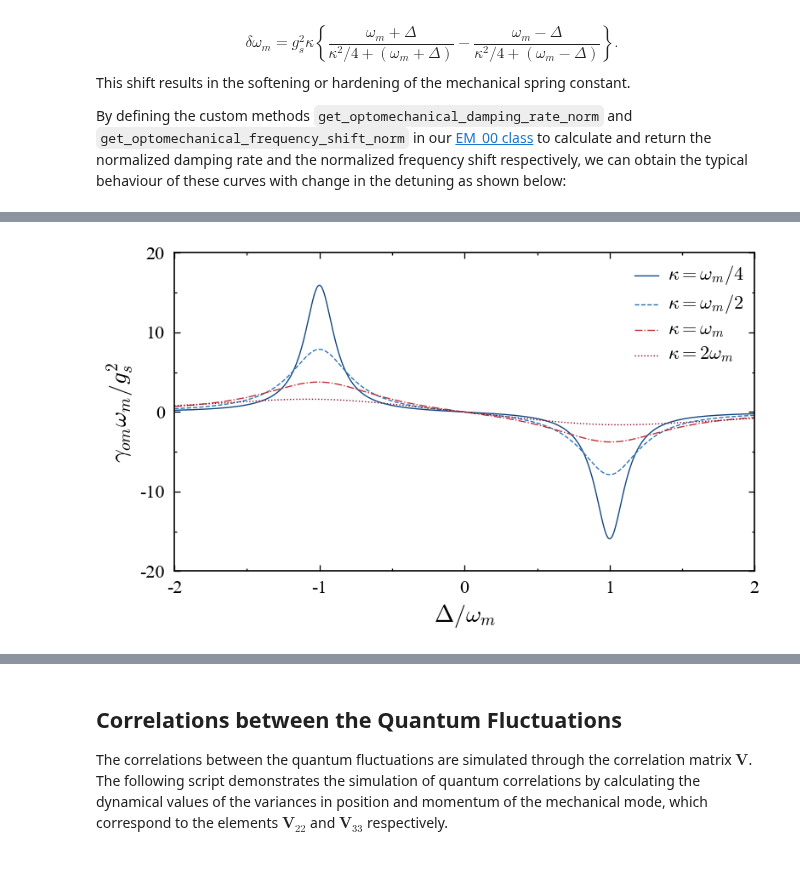
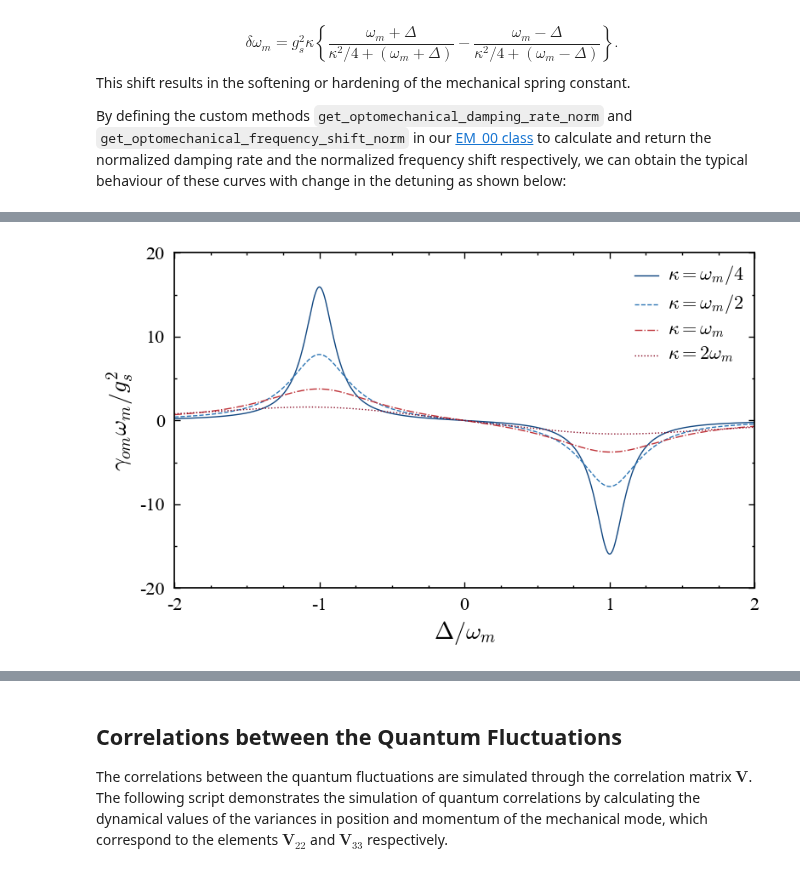
Before and after one commit to Sampreet/qom-examples, a Jupyter notebook: notebooks/systems/em_00.ipynb, the cells around one changed output, grey strips where cells are left out. Saved outputs shown, nothing was run; the diff lists cells and outputs as text; code cells hidden in the pictures.

```diff
--- a/notebooks/systems/em_00.ipynb
+++ b/notebooks/systems/em_00.ipynb
@@ -599,43 +627,43 @@ By defining the custom methods `get_optomechanical_damping_rate_norm` and `get_o
 # %%
 # all parameters
 params = {
-    'looper'    : {
-        'show_progress' : True,
-        'X'             : {
-            'var'   : 'Delta_0_norm',
-            'min'   : -2.0,
-            'max'   : 2.0,
-            'dim'   : 4001,
+    'looper': {
+        'show_progress': True,
+        'X': {
+            'var': 'Delta_0_norm',
+            'min': -2.0,
+            'max': 2.0,
+            'dim': 4001,
         },
-        'Y' : {
-            'var'   : 'kappa_norm',
-            'val'   : [0.25, 0.5, 1.0, 2.0]
+        'Y': {
+            'var': 'kappa_norm',
+            'val': [0.25, 0.5, 1.0, 2.0]
         }
     },
-    'system'    : {
-        'A_l_norm'      : 5.0,
-        'Delta_0_norm'  : -1.0,
-        'g_0_norm'      : 0.005,
-        'gamma_norm'    : 0.005,
-        'kappa_norm'    : 0.15,
-        'T_norm'        : 0.0
+    'system': {
+        'A_l_norm': 5.0,
+        'Delta_0_norm': -1.0,
+        'g_0_norm': 0.005,
+        'gamma_norm': 0.005,
+        'kappa_norm': 0.15,
+        'T_norm': 0.0
     },
-    'plotter'   : {
-        'type'          : 'lines',
-        'bins'          : 21,
-        'x_label'       : '$\\Delta / \\omega_{m}$',
-        'x_ticks'       : [i - 2 for i in range(5)],
-        'x_ticks_minor' : [i * 0.5 - 2.0 for i in range(9)],
-        'y_colors'      : [0, 2, -3, -1],
-        'y_legend'      : [
+    'plotter': {
+        'type': 'lines',
+        'bins': 21,
+        'colors': [0, 2, -3, -1],
+        'sizes': [1] * 4,
+        'x_label': '$\\Delta / \\omega_{m}$',
+        'x_ticks': [i - 2 for i in range(5)],
+        'x_ticks_minor': [i * 0.25 - 2.0 for i in range(17)],
+        'show_legend': True,
+        'legend_labels': [
             '$\kappa = \omega_{m} / 4$',
             '$\kappa = \omega_{m} / 2$',
             '$\kappa = \omega_{m}$',
             '$\kappa = 2 \omega_{m}$'
         ],
-        'y_sizes'       : [1] * 4,
-        'show_legend'   : True,
-        'width'         : 8.0
+        'width': 8.0
     }
 }
 
@@ -645,16 +673,18 @@ def func(system_params):
     system = EM_00(
         params=system_params
     )
+    # get derived constants and controls
+    _, _, c = system.get_ivc()
     # get rate
     return system.get_optomechanical_damping_rate_norm(
-        c=None
+        c=c
     )
 
 # wrap looper for normalized optomechanical damping rate
 params['plotter'].update({
-    'v_label'       : '$\\gamma_{om} \\omega_{m} / g_{s}^{2}$',
-    'v_ticks'       : [-20, -10, 0, 10, 20],
-    'v_ticks_minor' : [i * 5 - 20 for i in range(9)]
+    'v_label': '$\\gamma_{om} \\omega_{m} / g_{s}^{2}$',
+    'v_ticks': [-20, -10, 0, 10, 20],
+    'v_ticks_minor': [i * 5 - 20 for i in range(9)]
 })
 looper = wrap_looper(
     looper_name='XYLooper',
@@ -670,4 +700,4 @@ MainThread               INFO    2023-06-27 20:55:08.079: (qom.loopers.XYLooper)
-[figure, old version]
+[figure, new version]
 # %%
 # function to obtain the normalized optomechanical frequency shift
 def func(system_params):
```
Also changed, not shown: parts of 26 cells of this notebook, 5 other files.
